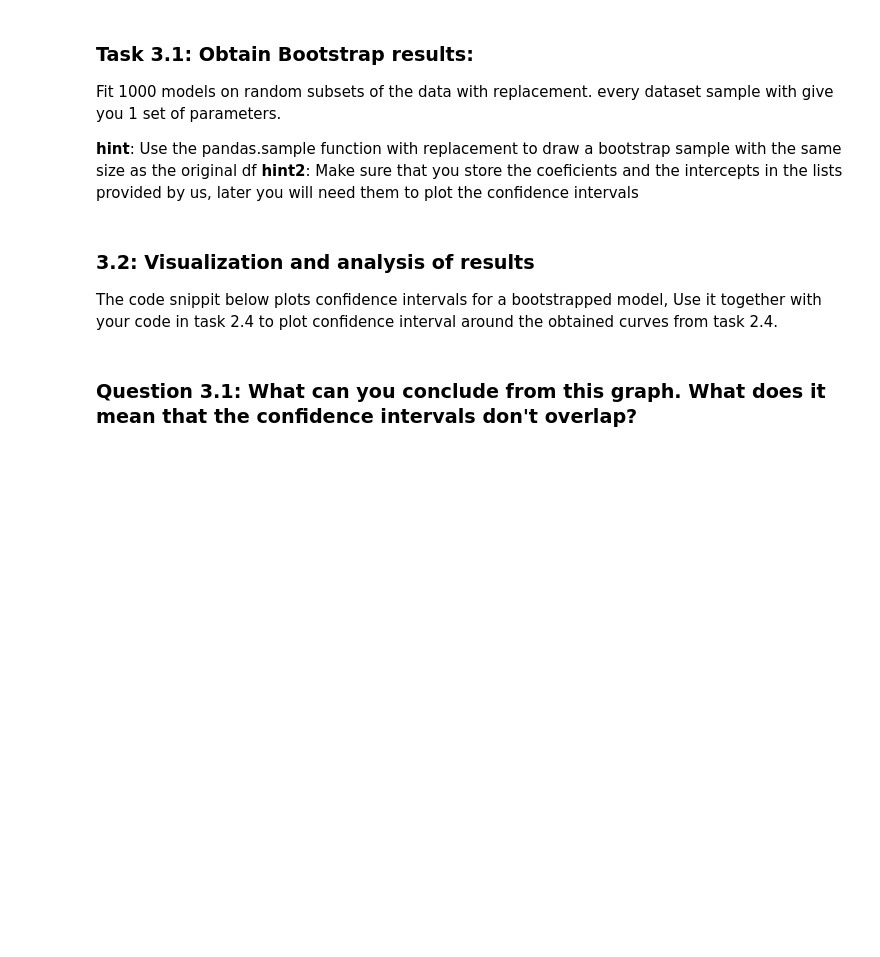
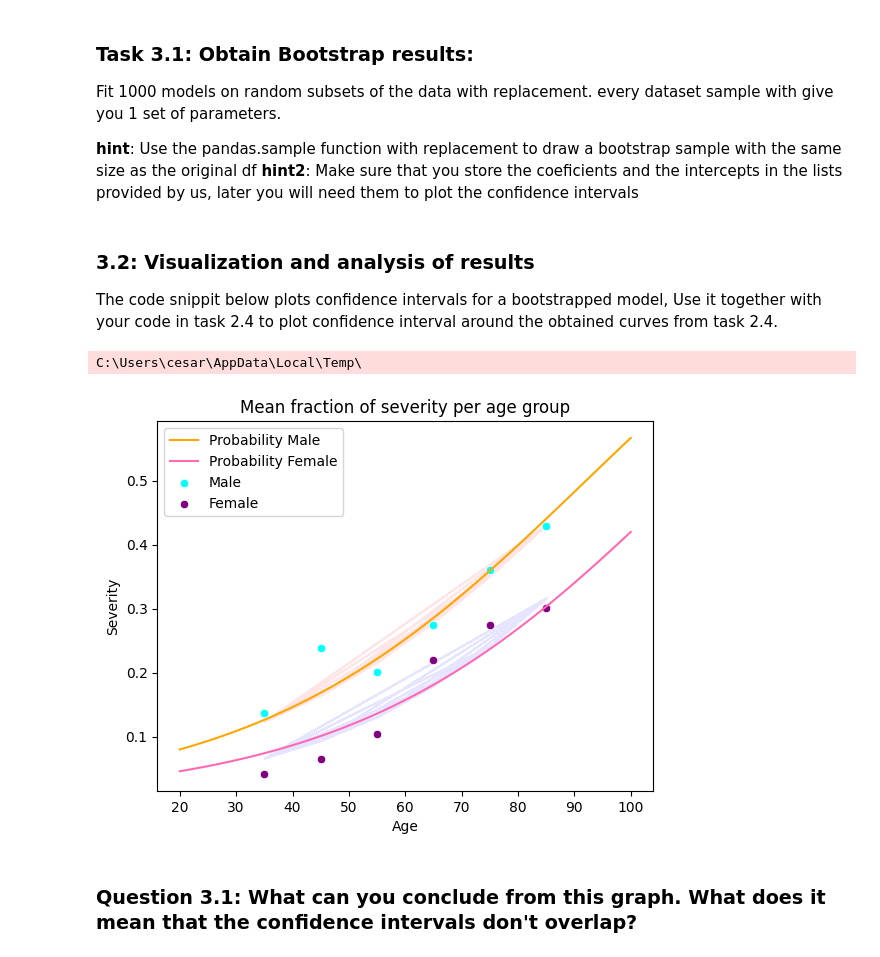
Before and after one commit to cesarz10/Health-Information, a Jupyter notebook: WPO-3/WPO_3_AlineJacquart_CesarZapata.ipynb, the cells around one changed output. Saved outputs shown, nothing was run; the diff lists cells and outputs as text; code cells hidden in the pictures; blank space fills up the shorter version.

```diff
--- a/WPO-3/WPO_3_AlineJacquart_CesarZapata.ipynb
+++ b/WPO-3/WPO_3_AlineJacquart_CesarZapata.ipynb
@@ -307,12 +306,22 @@ __hint__: Use the pandas.sample function with replacement to draw a bootstrap sa
 __hint2__: Make sure that you store the coeficients and the intercepts in the lists provided by us, later you will need them to plot the confidence intervals
 # %%
 N_bs = 1000
-coef_bs = np.zeros([2,N_bs])
-int_bs = np.zeros([1,N_bs])
 
-
-for i in range(N_bs):
-  #YOur code here
+def boot(sex):
+  coef_bs = np.zeros([2,N_bs])
+  int_bs = np.zeros([1,N_bs])
+  sex_df = df[df['Sex'] == sex]
+  bootstrap_sample = sex_df.sample(n=N_bs, replace=True)
+  X_bootstrap = bootstrap_sample[['Age','Sex']]
+  y_bootstrap = bootstrap_sample['Severity']
+  for i in range(N_bs):
+    model = LogisticRegression()
+    model.fit(X_bootstrap, y_bootstrap)
+    [[coef1, coef2]] = model.coef_
+    coef_bs[0][i] = coef1
+    coef_bs[1][i] = coef2
+    int_bs[0][i] = model.intercept_
+  return coef_bs, int_bs, X_bootstrap
 # %% [markdown]
 
 ### 3.2: Visualization and analysis of results
@@ -322,10 +331,25 @@ The code snippit below plots confidence intervals for a bootstrapped model, Use
 # This function plots confidence intervals for a set of bootstrapped intercepts and coeficients.
 # You also have to provide the values on the x_axis,and a colour scheme
 def plot_CI(int_bs,coef_bs,X,color):
-    CI = np.percentile(logistic(int_bs.T + coef_bs.T @ X), [2.5, 97.5], axis=0)
-    plt.fill_between(X[0], CI[0], CI[1], color=color, alpha=0.1)
+    CI = np.percentile(logistic(int_bs.T + coef_bs.T @ X.T), [2.5, 97.5], axis=0)
+    age = X['Age'].values
+    plt.fill_between(age, CI[0], CI[1], color=color, alpha=0.1)
 # %%
-# Your code here:
+coef_bs_male, int_bs_male, X_bootstrap_male = boot(1)
+plot_CI(int_bs_male,coef_bs_male, X_bootstrap_male,'red')
+coef_bs_female, int_bs_female, X_bootstrap_female=boot(0)
+plot_CI(int_bs_female,coef_bs_female, X_bootstrap_female,'blue')
+plt.plot(age, probamale, color='#FFA500', label='Probability Male')
+plt.plot(age, probafemale, color='#FF69B4', label='Probability Female')
+sns.scatterplot(male, x='Age', y='Severity', color='#00FFFF', label='Male')
+sns.scatterplot(female, x='Age', y='Severity', color='#800080', label='Female')
+
+plt.title("Mean fraction of severity per age group")
+plt.legend()
+plt.show()
+# %% [output]
+C:\Users\cesar\AppData\Local\Temp\
+[figure, added]
 # %% [markdown]
 ### Question 3.1: What can you conclude from this graph. What does it mean that the confidence intervals don't overlap?
 # %%
```
Also changed, not shown: parts of 3 cells of this notebook.
